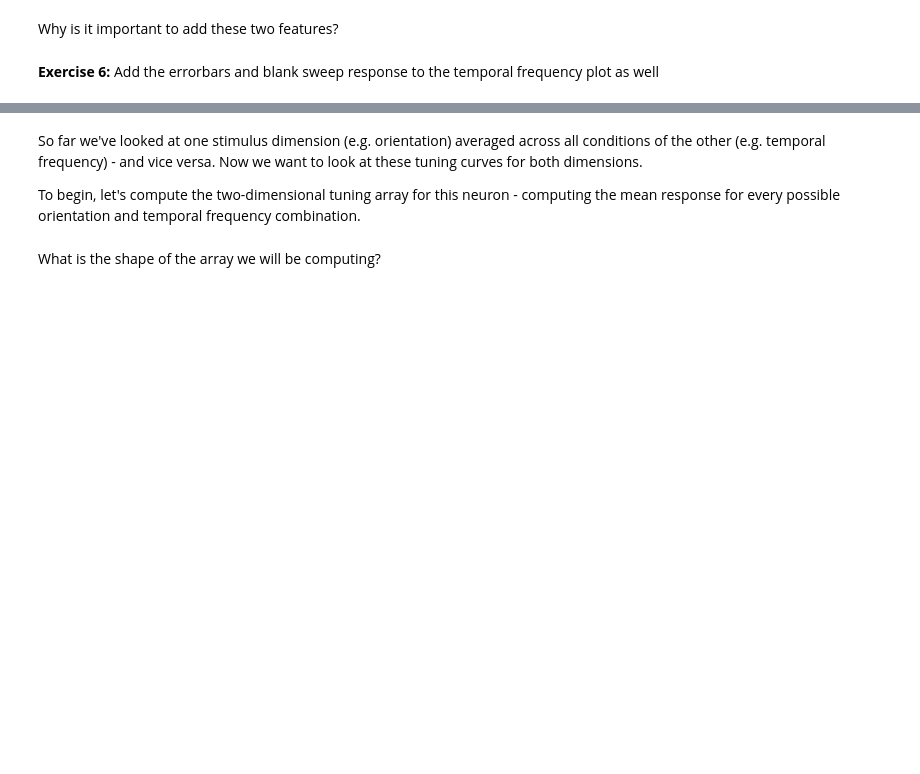
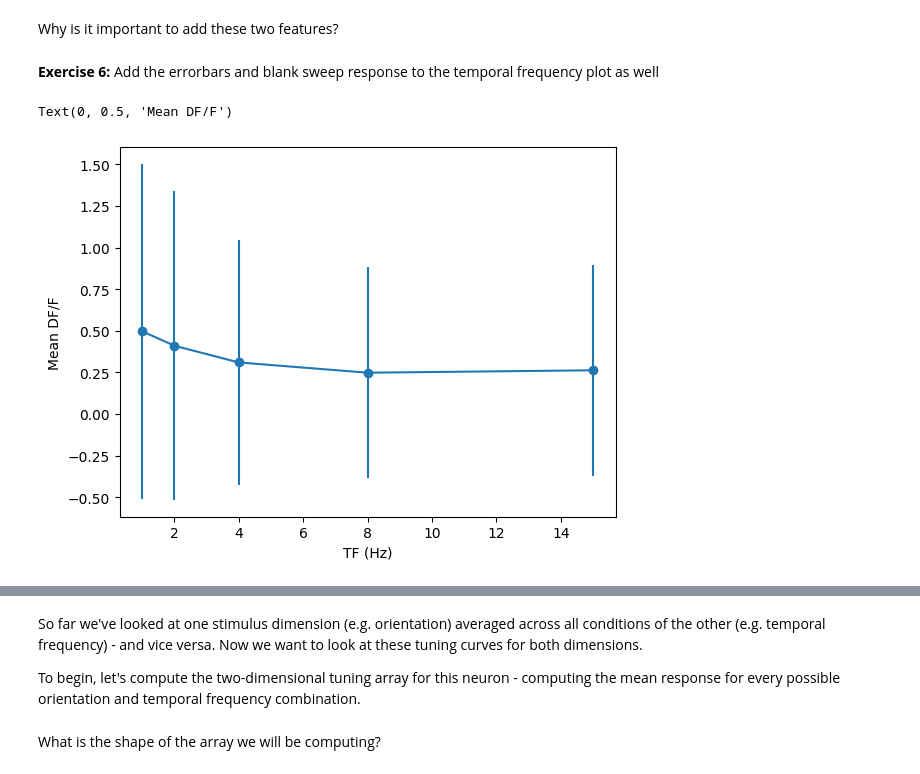
Before and after one commit to mahagueheme-Lesly/TReND-CaMinA, a Jupyter notebook: notebooks/Zambia25/07-to-10-Mon-toThu-AllenTutorial/Session_2_Tuning_Curves.ipynb, the cells around one changed output, grey strips where cells are left out. Drawn from its saved outputs; the diff is of its cells as text; code cells hidden in the pictures; blank space fills up the shorter version.

```diff
--- a/notebooks/Zambia25/07-to-10-Mon-toThu-AllenTutorial/Session_2_Tuning_Curves.ipynb
+++ b/notebooks/Zambia25/07-to-10-Mon-toThu-AllenTutorial/Session_2_Tuning_Curves.ipynb
@@ -378,3 +434,10 @@ plt.errorbar(tfvals, tuning_tf[:,0], yerr=tuning_tf[:,1])
 Why is it important to add these two features?
 # %% [markdown]
 **Exercise 6:** Add the errorbars and blank sweep response to the temporal frequency plot as well
+# %%
+plt.errorbar(tfvals, tuning_tf[:,0], yerr=tuning_tf[:,1], marker='o')
+plt.xlabel("TF (Hz)")
+plt.ylabel("Mean DF/F")
+# %% [output]
+Text(0, 0.5, 'Mean DF/F')
+[figure, new version]
```
Also changed, not shown: parts of 11 cells of this notebook.
